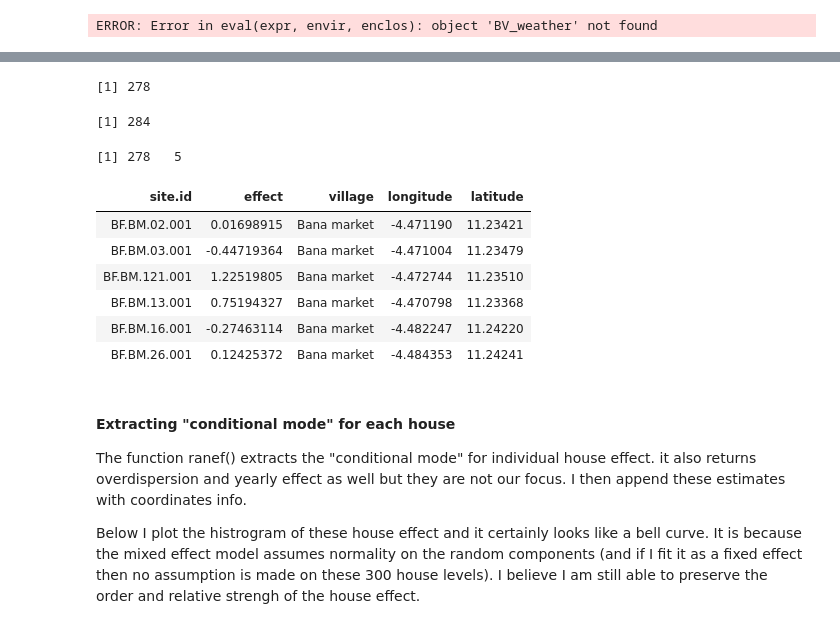
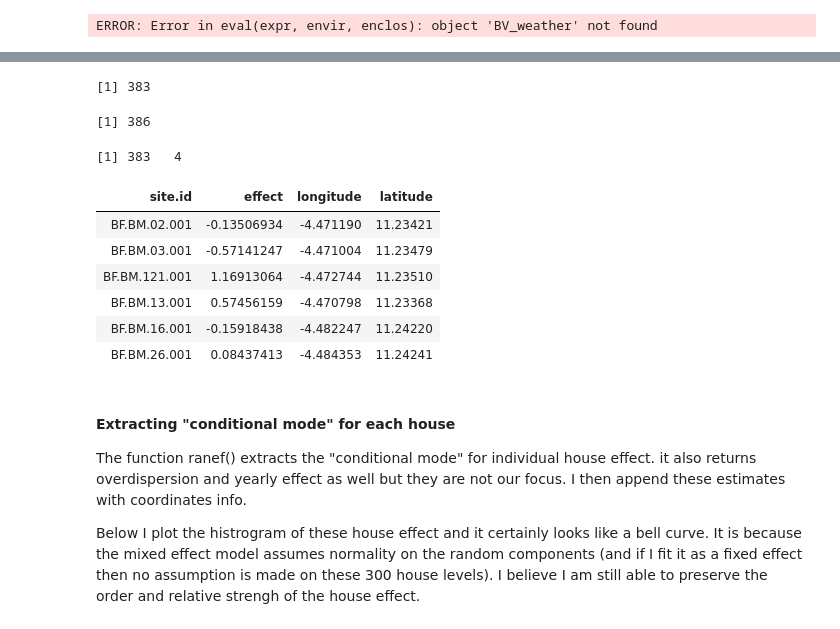
Before and after one commit to tinyuhui/PSC_modelling, a Jupyter notebook: Spatial.ipynb, the cells around one changed output, grey strips where cells are left out. Saved outputs shown, nothing was run; the diff lists cells and outputs as text; code cells hidden in the pictures.

```diff
--- a/Spatial.ipynb
+++ b/Spatial.ipynb
@@ -38,8 +38,3 @@ names(BV_weather)
 [22] "count.f"            "genotyped.f"        "col.f"
 [25] "gam.f"              "arab.f"
 ERROR: Error in eval(expr, envir, enclos): object 'BV_weather' not found
-# %%
-# SUBSET (MAY-OCTOBER ONLY)
-dat1<-dat1[dat1$month.assigned %in% 5:10,]
-# dat1 GOT OVER-WRITTEN SO YOU NEED TO BE CAREFUL.
-dim(dat1)
@@ -54,10 +47,10 @@ dat1$persons.status[dat1$num.persons==0]<-'None'
 dat1$persons.status<-factor(dat1$persons.status, levels=c('None', 'Low', 'Hi'))
 overdispersion<-1:nrow(dat1)
 # %%
-m_4C<-glmer(count.f~(1|year.assigned)+(1|site.id)+(1|overdispersion)+month.assigned*village+mosquito.net+persons.status,
-             family='poisson', data=dat1,
-             control=glmerControl(optimizer="bobyqa", optCtrl=list(maxfun=3e4)))
+#m_4C<-glmer(count.f~(1|year.assigned)+(1|site.id)+(1|overdispersion)+month.assigned*village+mosquito.net+persons.status,
+#             family='poisson', data=dat1,
+#             control=glmerControl(optimizer="bobyqa", optCtrl=list(maxfun=3e4)))
 #m_4C<-glmer(count.f~(1|year.assigned)+(1|site.id)+(1|overdispersion)+month.assigned*village+mosquito.net+persons.status,
 #             family='poisson', data=dat1,
 #             control=glmerControl(optimizer="bobyqa"))
-summary(m_4C)
+#summary(m_4C)
@@ -85,31 +85,29 @@ Signif. codes:  0 '***' 0.001 '**' 0.01 '*' 0.05 '.' 0.1 ' ' 1
 # %%
 # PUT ESTIMATED RANDOM EFFECTS INTO A DATA FRAME
 s<-ranef(m_4C)$site.id
 site.id.effect<-data.frame(site.id=rownames(s), effect=unlist(s), row.names=NULL)
 nrow(site.id.effect)
-#hist(site.id.effect$effect)
-#head(site.id.effect)
 
 # EXTRACT LAT LONG INFO (MANY DUPLICATED)
-s1<-dat1[!duplicated(dat1[,c(1,9:11)]), c(1,9:11)]
+s1<-dat1[!duplicated(dat1[,9:11]), 9:11]
 nrow(s1)
 
 # MERGE LAT AND LONG
 s2<-merge(site.id.effect, s1, by='site.id', all.x=T)
 dim(s2)
 head(s2)
 rm(s); rm(s1);
 # %% [output]
-[1] 278
+[1] 383
-[1] 284
+[1] 386
-[1] 278   5
+[1] 383   4
-| site.id | effect | village | longitude | latitude |
-| BF.BM.02.001 | 0.01698915 | Bana market | -4.471190 | 11.23421 |
-| BF.BM.03.001 | -0.44719364 | Bana market | -4.471004 | 11.23479 |
-| BF.BM.121.001 | 1.22519805 | Bana market | -4.472744 | 11.23510 |
-| BF.BM.13.001 | 0.75194327 | Bana market | -4.470798 | 11.23368 |
-| BF.BM.16.001 | -0.27463114 | Bana market | -4.482247 | 11.24220 |
-| BF.BM.26.001 | 0.12425372 | Bana market | -4.484353 | 11.24241 |
+| site.id | effect | longitude | latitude |
+| BF.BM.02.001 | -0.13506934 | -4.471190 | 11.23421 |
+| BF.BM.03.001 | -0.57141247 | -4.471004 | 11.23479 |
+| BF.BM.121.001 | 1.16913064 | -4.472744 | 11.23510 |
+| BF.BM.13.001 | 0.57456159 | -4.470798 | 11.23368 |
+| BF.BM.16.001 | -0.15918438 | -4.482247 | 11.24220 |
+| BF.BM.26.001 | 0.08437413 | -4.484353 | 11.24241 |
 # %% [markdown]
 #### Extracting "conditional mode" for each house
 The function ranef() extracts the "conditional mode" for individual house effect. it also returns overdispersion and yearly effect as well but they are not our focus. I then append these estimates with coordinates info.
```
Also changed, not shown: parts of 29 cells of this notebook.
